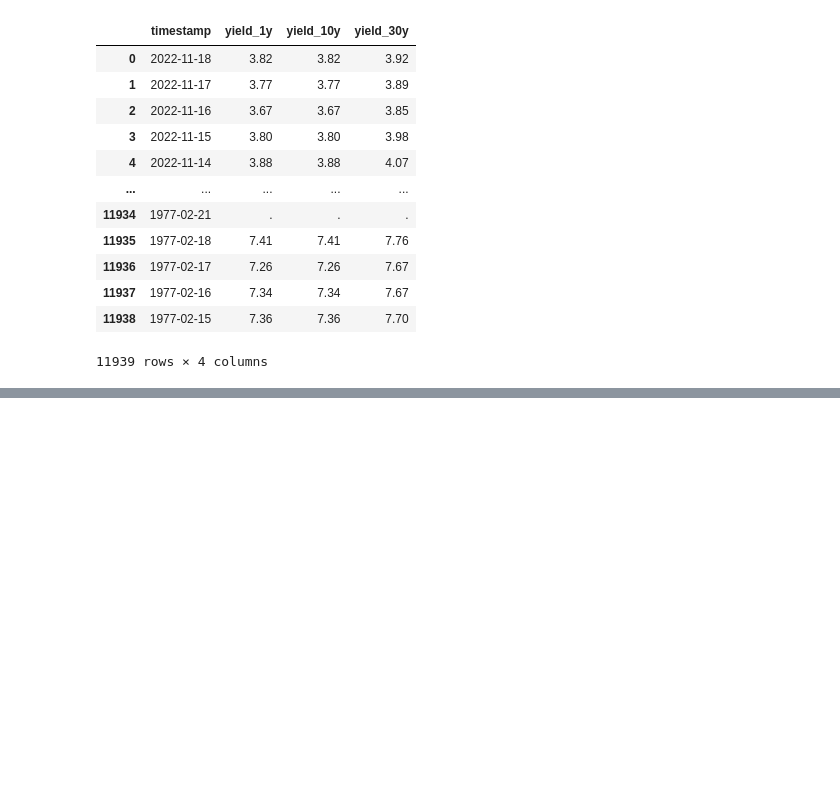
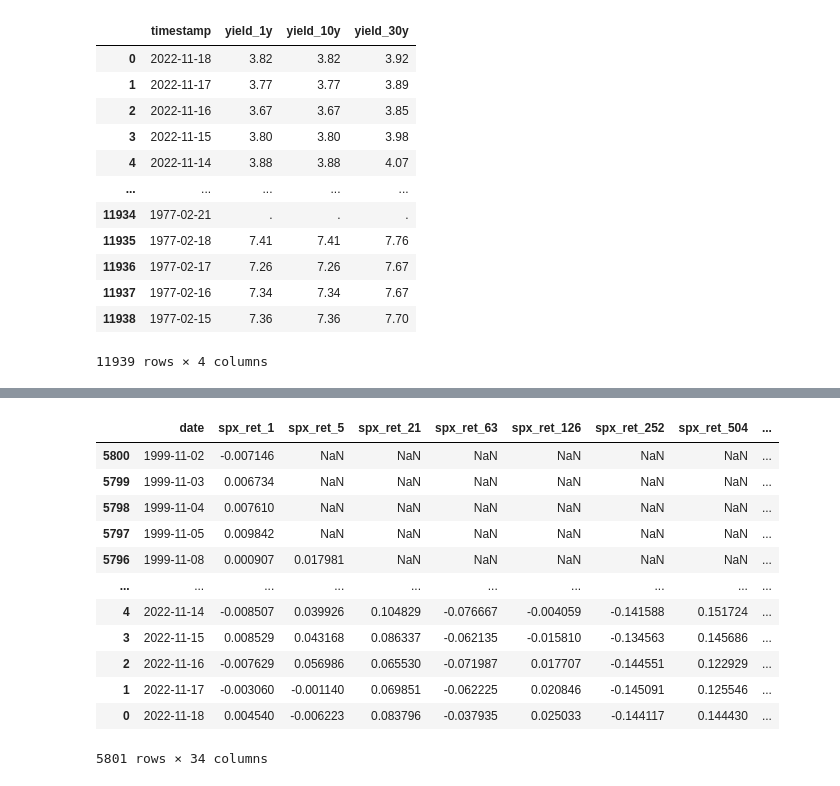
Before and after one commit to MykolaPinchuk/projects_gcp_cpu, a Jupyter notebook: spx/src/dev_xgb.ipynb, the cells around one changed output, grey strips where cells are left out. Cells and saved outputs as stored; diff of their text form; code cells hidden in the pictures; blank space fills up the shorter version.

```diff
--- a/spx/src/dev_xgb.ipynb
+++ b/spx/src/dev_xgb.ipynb
@@ -108,3 +123,8 @@ df.head()
 | 2 | 2022-11-16 | 3954.5 | 3.67 | 3.67 | 3.85 |
 | 3 | 2022-11-15 | 3984.9 | 3.80 | 3.80 | 3.98 |
 | 4 | 2022-11-14 | 3951.2 | 3.88 | 3.88 | 4.07 |
+# %%
+rate_cols = ['yield_1y', 'yield_10y', 'yield_30y']
+df[rate_cols] = df[rate_cols].apply(pd.to_numeric, errors='coerce')
+df.fillna(method='ffill', inplace=True)
+display(df.info(), df)
@@ -110,0 +158,5 @@ df.head()
+# %%
+df['date'] = pd.to_datetime(df.timestamp)
+df.sort_values(by='date', inplace=True)
+df.drop(columns='timestamp', inplace=True)
+df
@@ -110,0 +177,23 @@ df.head()
+# %%
+laggs = [1, 5 , 21, 63, 126, 252, 252*2, 252*3]
+
+for lg in laggs:
+    df['spx_l' + str(lg)] = df.spx.shift(lg)
+    df['ty1y_l' + str(lg)] = df.yield_1y.shift(lg)
+    df['ty10y_l' + str(lg)] = df.yield_10y.shift(lg)
+    df['ty30y_l' + str(lg)] = df.yield_30y.shift(lg)
+
+    df['spx_ret_' + str(lg)] = (df.spx/df['spx_l' + str(lg)])-1
+    df['ty1y_diff_' + str(lg)] = (df.yield_1y-df['ty1y_l' + str(lg)])
+    df['ty10y_diff_' + str(lg)] = (df.yield_10y-df['ty10y_l' + str(lg)])
+    df['ty30y_diff_' + str(lg)] = (df.yield_30y-df['ty30y_l' + str(lg)])
+
+colstokeep = ['date', 'spx', 'yield_1y', 'yield_10y', 'yield_30y'] + \
+            ['spx_ret_' + str(x) for x in laggs] + \
+            ['ty1y_diff_' + str(x) for x in laggs] + \
+            ['ty10y_diff_' + str(x) for x in laggs] + \
+            ['ty30y_diff_' + str(x) for x in laggs]
+
+df = df[colstokeep]
+
+df.head(8)
@@ -110,0 +210,20 @@ df.head()
+# %%
+df0 = df.copy()
+df['target'] = df.ty10y_diff_1
+df = df[df['target'].notna()]
+df.drop(columns = ['spx', 'yield_1y', 'yield_10y', 'yield_30y'], inplace=True)
+df
+# %% [output]
+|  | date | spx_ret_1 | spx_ret_5 | spx_ret_21 | spx_ret_63 | spx_ret_126 | spx_ret_252 | spx_ret_504 | ... |
+| 5800 | 1999-11-02 | -0.007146 | NaN | NaN | NaN | NaN | NaN | NaN | ... |
+| 5799 | 1999-11-03 | 0.006734 | NaN | NaN | NaN | NaN | NaN | NaN | ... |
+| 5798 | 1999-11-04 | 0.007610 | NaN | NaN | NaN | NaN | NaN | NaN | ... |
+| 5797 | 1999-11-05 | 0.009842 | NaN | NaN | NaN | NaN | NaN | NaN | ... |
+| 5796 | 1999-11-08 | 0.000907 | 0.017981 | NaN | NaN | NaN | NaN | NaN | ... |
+| ... | ... | ... | ... | ... | ... | ... | ... | ... | ... |
+| 4 | 2022-11-14 | -0.008507 | 0.039926 | 0.104829 | -0.076667 | -0.004059 | -0.141588 | 0.151724 | ... |
+| 3 | 2022-11-15 | 0.008529 | 0.043168 | 0.086337 | -0.062135 | -0.015810 | -0.134563 | 0.145686 | ... |
+| 2 | 2022-11-16 | -0.007629 | 0.056986 | 0.065530 | -0.071987 | 0.017707 | -0.144551 | 0.122929 | ... |
+| 1 | 2022-11-17 | -0.003060 | -0.001140 | 0.069851 | -0.062225 | 0.020846 | -0.145091 | 0.125546 | ... |
+| 0 | 2022-11-18 | 0.004540 | -0.006223 | 0.083796 | -0.037935 | 0.025033 | -0.144117 | 0.144430 | ... |
+5801 rows × 34 columns
```
Also changed, not shown: parts of 20 cells of this notebook.
